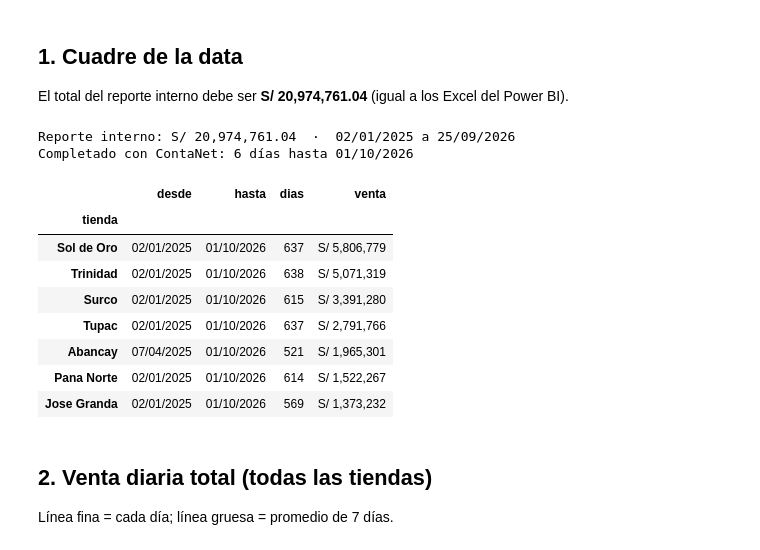
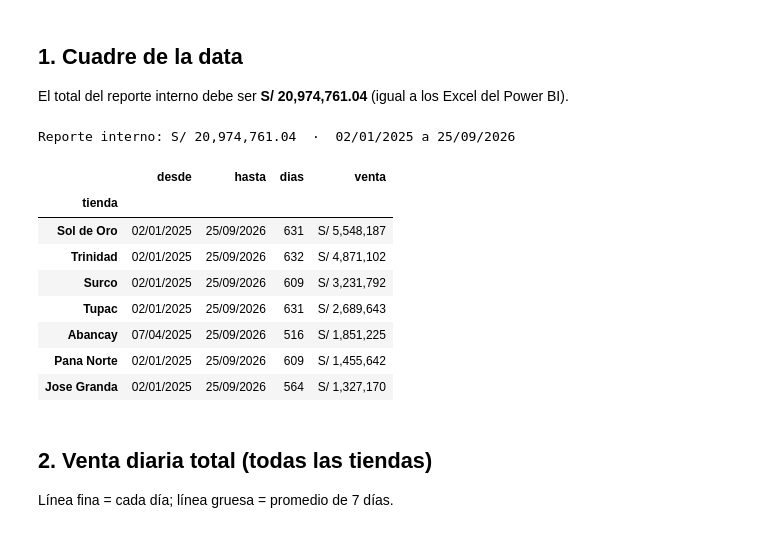
Before and after one commit to RicharRomero123/RPA-intercorpretail, a Jupyter notebook: modelo/01_exploracion.ipynb, the cells around one changed output. Cells and saved outputs as stored; diff of their text form; code cells hidden in the pictures.

Commit message:
Modelo: entrenar y probar solo con el reporte interno; ContaNet opcional para la tendencia del dia
Co-Authored-By: Claude Opus 5.5 <noreply@anthropic.com>

```diff
--- a/modelo/01_exploracion.ipynb
+++ b/modelo/01_exploracion.ipynb
@@ -26,24 +26,21 @@ Matplotlib is building the font cache; this may take a moment.
 ## 1. Cuadre de la data
 El total del reporte interno debe ser **S/ 20,974,761.04** (igual a los Excel del Power BI).
 # %%
-interno = ventas[ventas.origen == "interno"]
-print(f"Reporte interno: S/ {interno.venta.sum():,.2f}  ·  {interno.fecha.min():%d/%m/%Y} a {interno.fecha.max():%d/%m/%Y}")
-print(f"Completado con ContaNet: {ventas[ventas.origen=='contanet'].fecha.dt.date.nunique()} días hasta {ventas.fecha.max():%d/%m/%Y}")
+print(f"Reporte interno: S/ {ventas.venta.sum():,.2f}  ·  {ventas.fecha.min():%d/%m/%Y} a {ventas.fecha.max():%d/%m/%Y}")
 (ventas.groupby("tienda")
    .agg(desde=("fecha", "min"), hasta=("fecha", "max"), dias=("fecha", "nunique"), venta=("venta", "sum"))
    .sort_values("venta", ascending=False).style.format({"venta": "S/ {:,.0f}", "desde": "{:%d/%m/%Y}", "hasta": "{:%d/%m/%Y}"}))
 # %% [output]
 Reporte interno: S/ 20,974,761.04  ·  02/01/2025 a 25/09/2026
-Completado con ContaNet: 6 días hasta 01/10/2026
 |  | desde | hasta | dias | venta |
 | tienda |  |  |  |  |
-| Sol de Oro | 02/01/2025 | 01/10/2026 | 637 | S/ 5,806,779 |
-| Trinidad | 02/01/2025 | 01/10/2026 | 638 | S/ 5,071,319 |
-| Surco | 02/01/2025 | 01/10/2026 | 615 | S/ 3,391,280 |
-| Tupac | 02/01/2025 | 01/10/2026 | 637 | S/ 2,791,766 |
-| Abancay | 07/04/2025 | 01/10/2026 | 521 | S/ 1,965,301 |
-| Pana Norte | 02/01/2025 | 01/10/2026 | 614 | S/ 1,522,267 |
-| Jose Granda | 02/01/2025 | 01/10/2026 | 569 | S/ 1,373,232 |
+| Sol de Oro | 02/01/2025 | 25/09/2026 | 631 | S/ 5,548,187 |
+| Trinidad | 02/01/2025 | 25/09/2026 | 632 | S/ 4,871,102 |
+| Surco | 02/01/2025 | 25/09/2026 | 609 | S/ 3,231,792 |
+| Tupac | 02/01/2025 | 25/09/2026 | 631 | S/ 2,689,643 |
+| Abancay | 07/04/2025 | 25/09/2026 | 516 | S/ 1,851,225 |
+| Pana Norte | 02/01/2025 | 25/09/2026 | 609 | S/ 1,455,642 |
+| Jose Granda | 02/01/2025 | 25/09/2026 | 564 | S/ 1,327,170 |
 # %% [markdown]
 ## 2. Venta diaria total (todas las tiendas)
 Línea fina = cada día; línea gruesa = promedio de 7 días.
```
Also changed, not shown: parts of 10 cells of this notebook, 2 other files.
